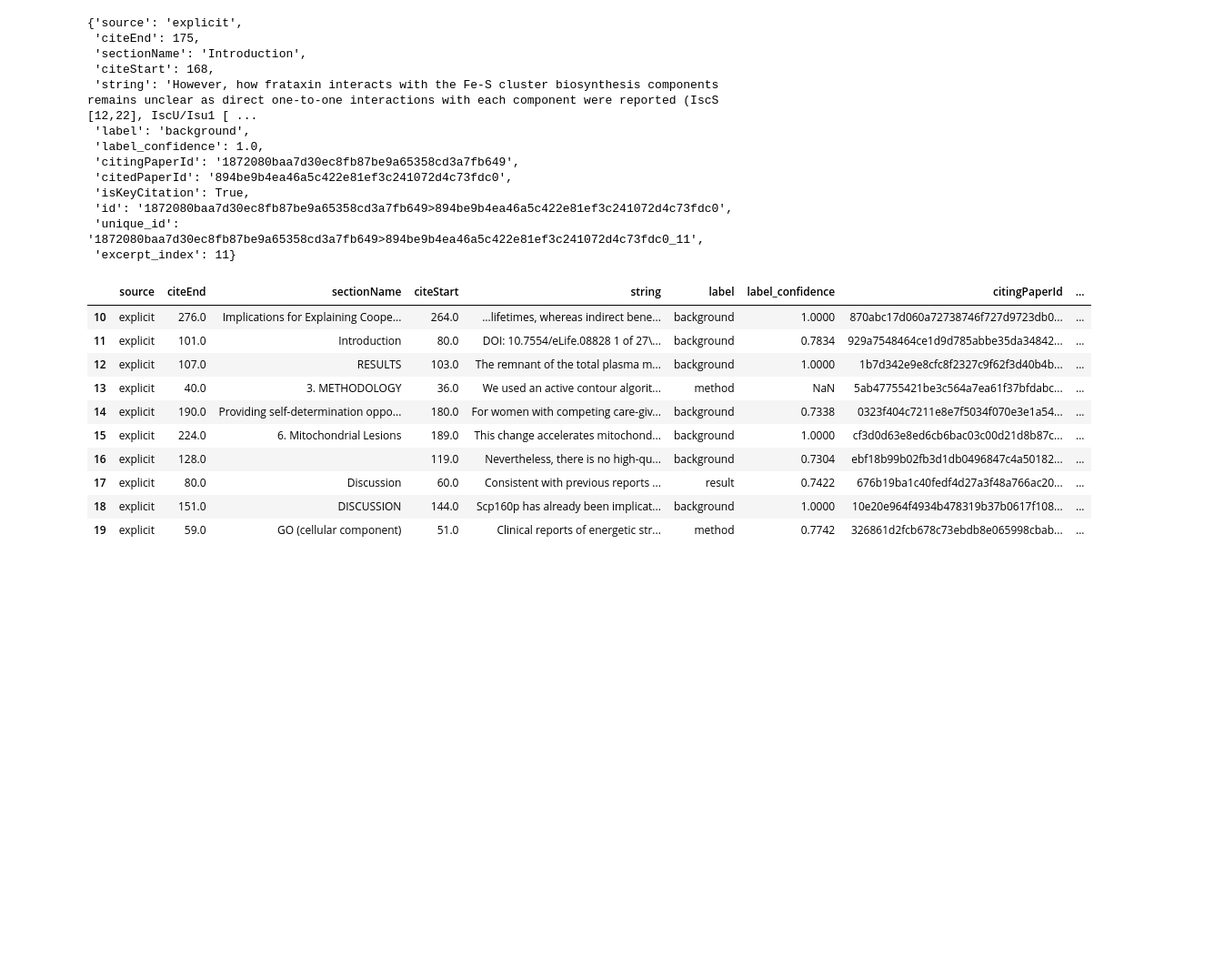
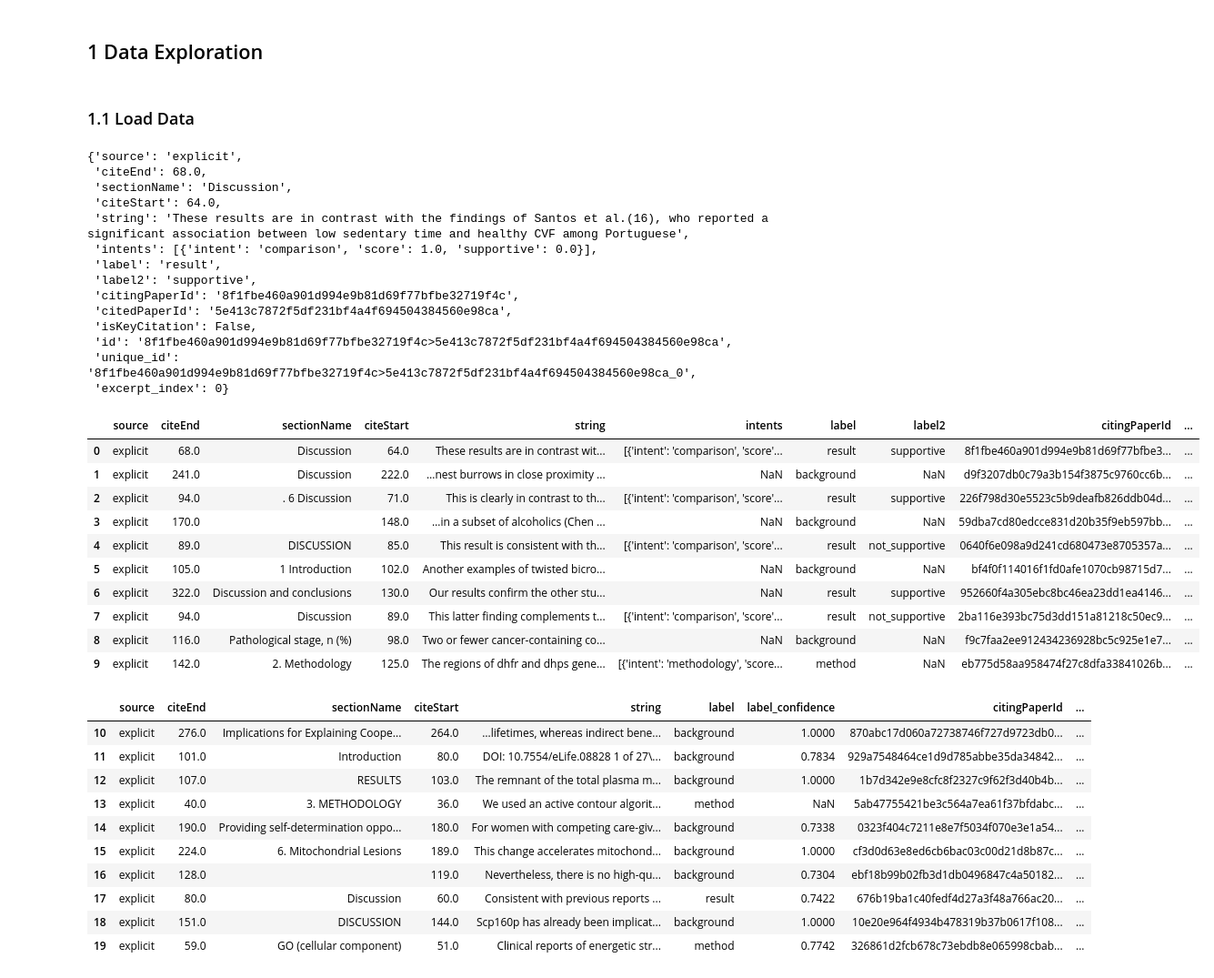
Before and after one commit to h1226933031/SciCite, a Jupyter notebook: data_reading.ipynb, the cells around one changed output. Shown at 91% size. Cells and saved outputs as stored; diff of their text form; code cells hidden in the pictures; blank space fills up the shorter version.

```diff
--- a/data_reading.ipynb
+++ b/data_reading.ipynb
@@ -1,28 +1,47 @@
 # %%
 import json
 import pandas as pd
+# %% [markdown]
+## 1 Data Exploration
+# %% [markdown]
+### 1.1 Load Data
 # %%
-train_path = 'scicite/train.jsonl'
-train_file = open(train_path)
+train_path = 'data/scicite-train.jsonl'
+train_file = open(train_path,encoding='utf-8')
 train_data = [json.loads(line) for line in train_file]
 # %%
 train_data[0]
 # %% [output]
 {'source': 'explicit',
- 'citeEnd': 175,
- 'sectionName': 'Introduction',
- 'citeStart': 168,
- 'string': 'However, how frataxin interacts with the Fe-S cluster biosynthesis components remains unclear as direct one-to-one interactions with each component were reported (IscS [12,22], IscU/Isu1 [ ...
- 'label': 'background',
- 'label_confidence': 1.0,
- 'citingPaperId': '1872080baa7d30ec8fb87be9a65358cd3a7fb649',
- 'citedPaperId': '894be9b4ea46a5c422e81ef3c241072d4c73fdc0',
- 'isKeyCitation': True,
- 'id': '1872080baa7d30ec8fb87be9a65358cd3a7fb649>894be9b4ea46a5c422e81ef3c241072d4c73fdc0',
- 'unique_id': '1872080baa7d30ec8fb87be9a65358cd3a7fb649>894be9b4ea46a5c422e81ef3c241072d4c73fdc0_11',
- 'excerpt_index': 11}
+ 'citeEnd': 68.0,
+ 'sectionName': 'Discussion',
+ 'citeStart': 64.0,
+ 'string': 'These results are in contrast with the findings of Santos et al.(16), who reported a significant association between low sedentary time and healthy CVF among Portuguese',
+ 'intents': [{'intent': 'comparison', 'score': 1.0, 'supportive': 0.0}],
+ 'label': 'result',
+ 'label2': 'supportive',
+ 'citingPaperId': '8f1fbe460a901d994e9b81d69f77bfbe32719f4c',
+ 'citedPaperId': '5e413c7872f5df231bf4a4f694504384560e98ca',
+ 'isKeyCitation': False,
+ 'id': '8f1fbe460a901d994e9b81d69f77bfbe32719f4c>5e413c7872f5df231bf4a4f694504384560e98ca',
+ 'unique_id': '8f1fbe460a901d994e9b81d69f77bfbe32719f4c>5e413c7872f5df231bf4a4f694504384560e98ca_0',
+ 'excerpt_index': 0}
 # %%
 train_data = pd.json_normalize(train_data)
+# %%
+train_data
+# %% [output]
+|  | source | citeEnd | sectionName | citeStart | string | intents | label | label2 | citingPaperId | ... |
+| 0 | explicit | 68.0 | Discussion | 64.0 | These results are in contrast wit... | [{'intent': 'comparison', 'score'... | result | supportive | 8f1fbe460a901d994e9b81d69f77bfbe3... | ... |
+| 1 | explicit | 241.0 | Discussion | 222.0 | …nest burrows in close proximity ... | NaN | background | NaN | d9f3207db0c79a3b154f3875c9760cc6b... | ... |
+| 2 | explicit | 94.0 | . 6 Discussion | 71.0 | This is clearly in contrast to th... | [{'intent': 'comparison', 'score'... | result | supportive | 226f798d30e5523c5b9deafb826ddb04d... | ... |
+| 3 | explicit | 170.0 |  | 148.0 | …in a subset of alcoholics (Chen ... | NaN | background | NaN | 59dba7cd80edcce831d20b35f9eb597bb... | ... |
+| 4 | explicit | 89.0 | DISCUSSION | 85.0 | This result is consistent with th... | [{'intent': 'comparison', 'score'... | result | not_supportive | 0640f6e098a9d241cd680473e8705357a... | ... |
+| 5 | explicit | 105.0 | 1 Introduction | 102.0 | Another examples of twisted bicro... | NaN | background | NaN | bf4f0f114016f1fd0afe1070cb98715d7... | ... |
+| 6 | explicit | 322.0 | Discussion and conclusions | 130.0 | Our results confirm the other stu... | NaN | result | supportive | 952660f4a305ebc8bc46ea23dd1ea4146... | ... |
+| 7 | explicit | 94.0 | Discussion | 89.0 | This latter finding complements t... | [{'intent': 'comparison', 'score'... | result | not_supportive | 2ba116e393bc75d3dd151a81218c50ec9... | ... |
+| 8 | explicit | 116.0 | Pathological stage, n (%) | 98.0 | Two or fewer cancer-containing co... | NaN | background | NaN | f9c7faa2ee912434236928bc5c925e1e7... | ... |
+| 9 | explicit | 142.0 | 2. Methodology | 125.0 | The regions of dhfr and dhps gene... | [{'intent': 'methodology', 'score... | method | NaN | eb775d58aa958474f27c8dfa33841026b... | ... |
 # %%
 pd.set_option('display.max_colwidth', None)
 train_data[10:20]
```
